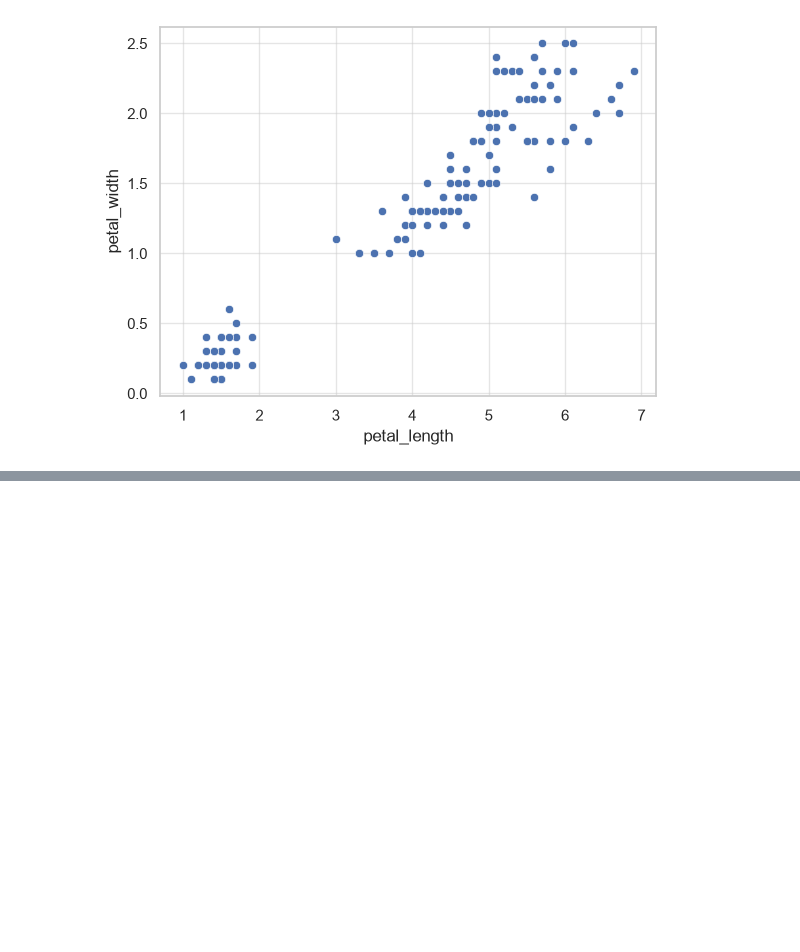
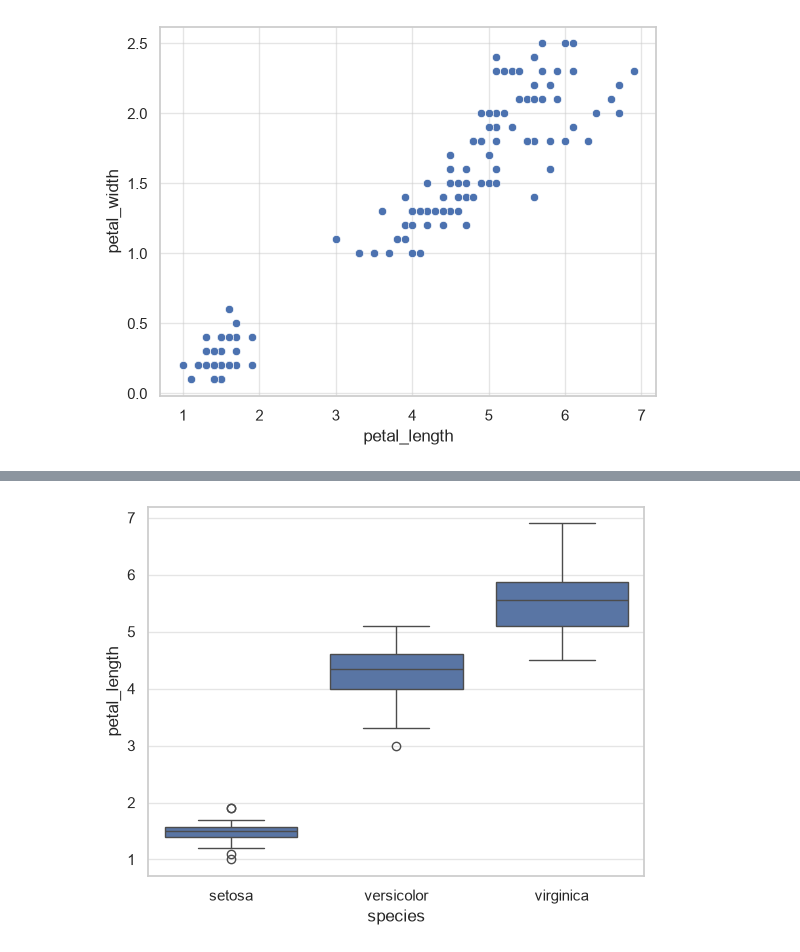
Before and after one commit to eddie1031/2026_SKP_005, a Jupyter notebook: visualization_exp_1.ipynb, the cells around one changed output, grey strips where cells are left out. Cells and saved outputs as stored; diff of their text form; code cells hidden in the pictures; blank space fills up the shorter version.

```diff
--- a/visualization_exp_1.ipynb
+++ b/visualization_exp_1.ipynb
@@ -317,0 +371,10 @@ plt.show()
+# %%
+sns.boxplot(
+    data=df,
+    x='species',
+    y='petal_length',
+)
+
+plt.show()
+# %% [output]
+[figure, added]
```
Also changed, not shown: parts of 17 cells of this notebook.
